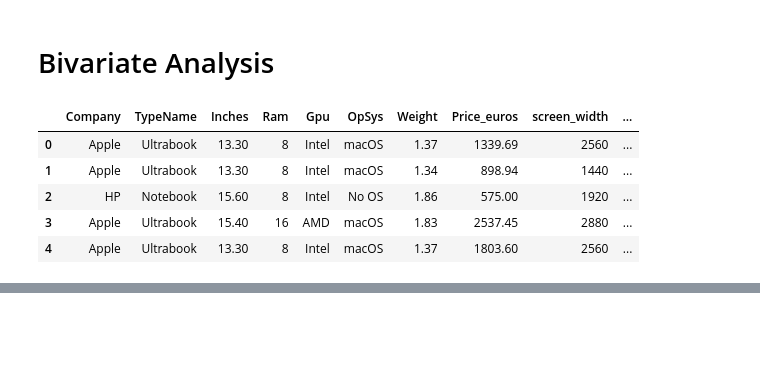
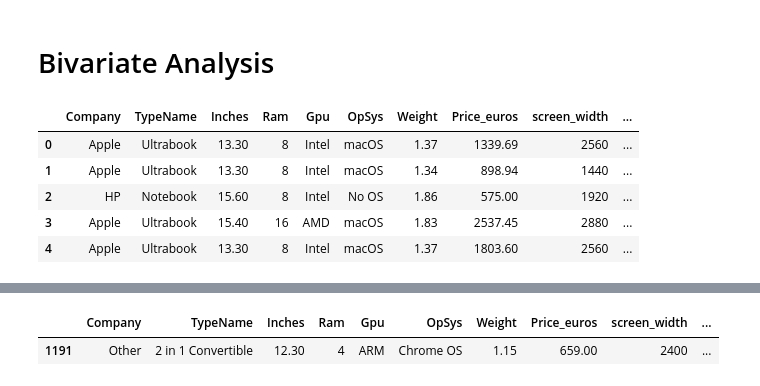
Before and after one commit to AleexSilva/laptop_price_prediction, a Jupyter notebook: Laptop-EDA.ipynb, the cells around one changed output, grey strips where cells are left out. Drawn from its saved outputs; the diff is of its cells as text; code cells hidden in the pictures; blank space fills up the shorter version.

Commit message:
Bivariate Analysis

```diff
--- a/Laptop-EDA.ipynb
+++ b/Laptop-EDA.ipynb
@@ -296,0 +306,6 @@ sns.boxplot(
+# %%
+# This row is the only one with CPU Brand = Samsung and GPU = ARM, so it just add more noise to our analysis
+laptop[laptop['CPU Brand']=='Samsung']
+# %% [output]
+|  | Company | TypeName | Inches | Ram | Gpu | OpSys | Weight | Price_euros | screen_width | ... |
+| 1191 | Other | 2 in 1 Convertible | 12.30 | 4 | ARM | Chrome OS | 1.15 | 659.00 | 2400 | ... |
```
Also changed, not shown: parts of 3 cells of this notebook.
